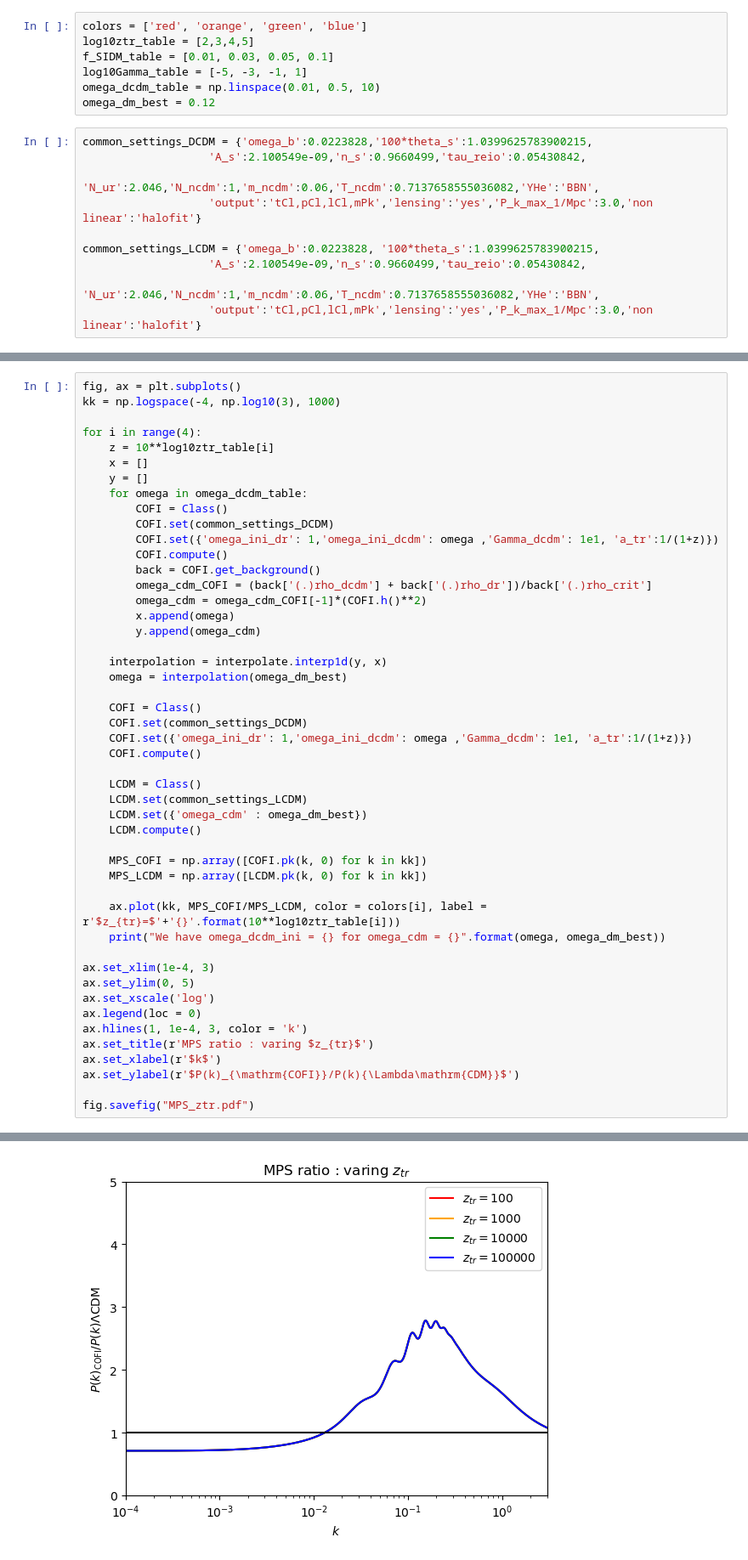
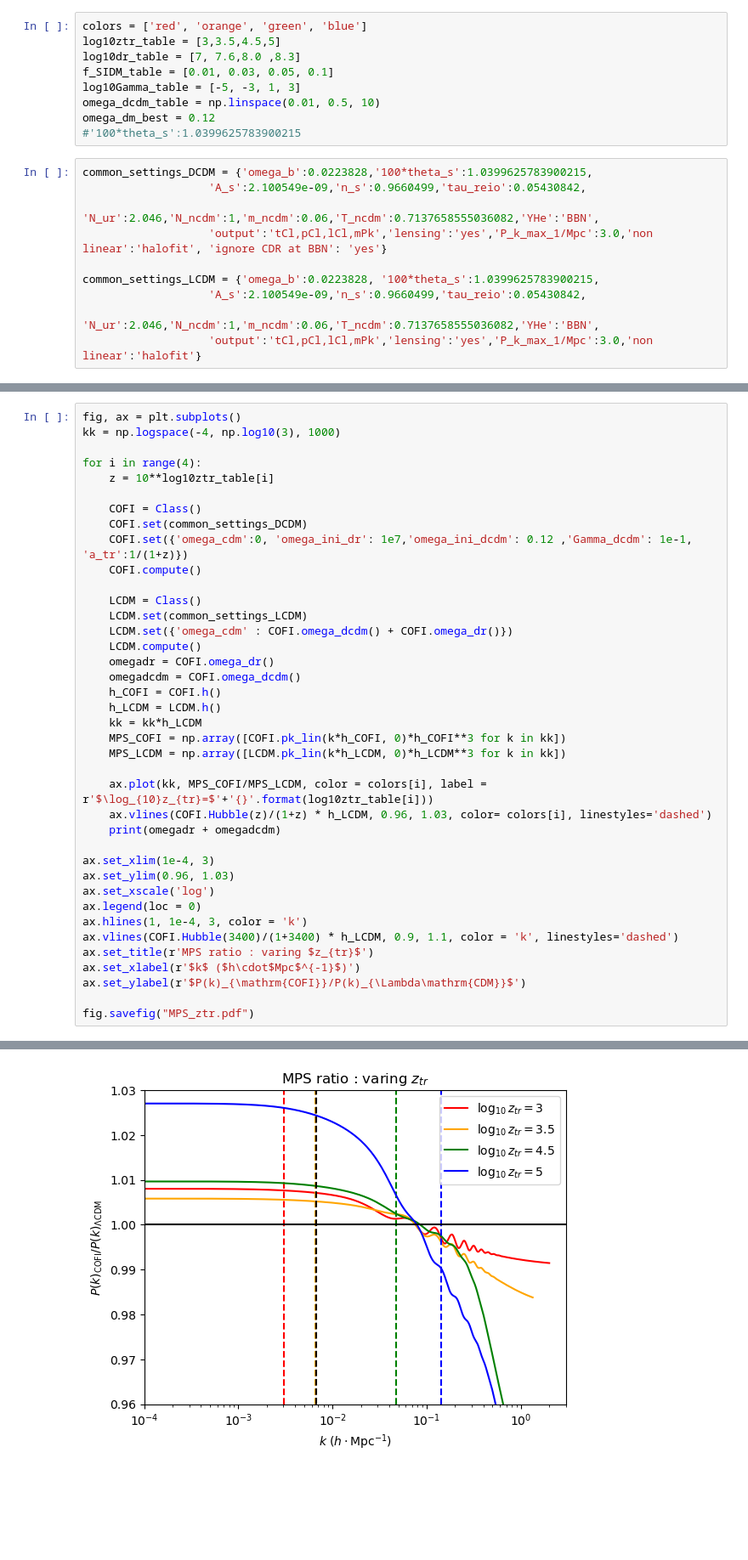
Before and after one commit to KoniOKoni/COFI, a Jupyter notebook: classexample/MPS.ipynb, the cells around one changed output, grey strips where cells are left out. Shown at 85% size. Cells and saved outputs as stored; diff of their text form; blank space fills up the shorter version.

```diff
--- a/classexample/MPS.ipynb
+++ b/classexample/MPS.ipynb
@@ -6,15 +5,17 @@ from scipy import interpolate
 # %%
 colors = ['red', 'orange', 'green', 'blue']
-log10ztr_table = [2,3,4,5]
+log10ztr_table = [3,3.5,4.5,5]
+log10dr_table = [7, 7.6,8.0 ,8.3]
 f_SIDM_table = [0.01, 0.03, 0.05, 0.1]
-log10Gamma_table = [-5, -3, -1, 1]
+log10Gamma_table = [-5, -3, 1, 3]
 omega_dcdm_table = np.linspace(0.01, 0.5, 10)
 omega_dm_best = 0.12
+#'100*theta_s':1.0399625783900215
 # %%
 common_settings_DCDM = {'omega_b':0.0223828,'100*theta_s':1.0399625783900215,
                    'A_s':2.100549e-09,'n_s':0.9660499,'tau_reio':0.05430842,
                    'N_ur':2.046,'N_ncdm':1,'m_ncdm':0.06,'T_ncdm':0.7137658555036082,'YHe':'BBN',
-                   'output':'tCl,pCl,lCl,mPk','lensing':'yes','P_k_max_1/Mpc':3.0,'non linear':'halofit'}
+                   'output':'tCl,pCl,lCl,mPk','lensing':'yes','P_k_max_1/Mpc':3.0,'non linear':'halofit', 'ignore CDR at BBN': 'yes'}
 
 common_settings_LCDM = {'omega_b':0.0223828, '100*theta_s':1.0399625783900215,
                    'A_s':2.100549e-09,'n_s':0.9660499,'tau_reio':0.05430842,
@@ -80,46 +89,37 @@ kk = np.logspace(-4, np.log10(3), 1000)
 
 for i in range(4):
     z = 10**log10ztr_table[i]
-    x = []
-    y = []
-    for omega in omega_dcdm_table:
-        COFI = Class()
-        COFI.set(common_settings_DCDM)
-        COFI.set({'omega_ini_dr': 1,'omega_ini_dcdm': omega ,'Gamma_dcdm': 1e1, 'a_tr':1/(1+z)})
-        COFI.compute()
-        back = COFI.get_background()
-        omega_cdm_COFI = (back['(.)rho_dcdm'] + back['(.)rho_dr'])/back['(.)rho_crit']
-        omega_cdm = omega_cdm_COFI[-1]*(COFI.h()**2)
-        x.append(omega)
-        y.append(omega_cdm)
-
-    interpolation = interpolate.interp1d(y, x)
-    omega = interpolation(omega_dm_best)
 
     COFI = Class()
     COFI.set(common_settings_DCDM)
-    COFI.set({'omega_ini_dr': 1,'omega_ini_dcdm': omega ,'Gamma_dcdm': 1e1, 'a_tr':1/(1+z)})
+    COFI.set({'omega_cdm':0, 'omega_ini_dr': 1e7,'omega_ini_dcdm': 0.12 ,'Gamma_dcdm': 1e-1, 'a_tr':1/(1+z)})
     COFI.compute()
 
     LCDM = Class()
     LCDM.set(common_settings_LCDM)
-    LCDM.set({'omega_cdm' : omega_dm_best})
+    LCDM.set({'omega_cdm' : COFI.omega_dcdm() + COFI.omega_dr()})
     LCDM.compute()
+    omegadr = COFI.omega_dr()
+    omegadcdm = COFI.omega_dcdm()
+    h_COFI = COFI.h()
+    h_LCDM = LCDM.h()
+    kk = kk*h_LCDM
+    MPS_COFI = np.array([COFI.pk_lin(k*h_COFI, 0)*h_COFI**3 for k in kk])
+    MPS_LCDM = np.array([LCDM.pk_lin(k*h_LCDM, 0)*h_LCDM**3 for k in kk])
 
-    MPS_COFI = np.array([COFI.pk(k, 0) for k in kk])
-    MPS_LCDM = np.array([LCDM.pk(k, 0) for k in kk])
-
-    ax.plot(kk, MPS_COFI/MPS_LCDM, color = colors[i], label = r'$z_{tr}=$'+'{}'.format(10**log10ztr_table[i]))
-    print("We have omega_dcdm_ini = {} for omega_cdm = {}".format(omega, omega_dm_best))
+    ax.plot(kk, MPS_COFI/MPS_LCDM, color = colors[i], label = r'$\log_{10}z_{tr}=$'+'{}'.format(log10ztr_table[i]))
+    ax.vlines(COFI.Hubble(z)/(1+z) * h_LCDM, 0.96, 1.03, color= colors[i], linestyles='dashed')
+    print(omegadr + omegadcdm)
 
 ax.set_xlim(1e-4, 3)
-ax.set_ylim(0, 5)
+ax.set_ylim(0.96, 1.03)
 ax.set_xscale('log')
 ax.legend(loc = 0)
 ax.hlines(1, 1e-4, 3, color = 'k')
+ax.vlines(COFI.Hubble(3400)/(1+3400) * h_LCDM, 0.9, 1.1, color = 'k', linestyles='dashed')
 ax.set_title(r'MPS ratio : varing $z_{tr}$')
-ax.set_xlabel(r'$k$')
-ax.set_ylabel(r'$P(k)_{\mathrm{COFI}}/P(k){\Lambda\mathrm{CDM}}$')
+ax.set_xlabel(r'$k$ ($h\cdot$Mpc$^{-1}$)')
+ax.set_ylabel(r'$P(k)_{\mathrm{COFI}}/P(k)_{\Lambda\mathrm{CDM}}$')
 
 fig.savefig("MPS_ztr.pdf")
 # %% [output]
@@ -130,4 +130,4 @@ We have omega_dcdm_ini = 0.11999998709929229 for omega_cdm = 0.12
-[figure, old version]
+[figure, new version]
 # %%
 fig, ax = plt.subplots()
 kk = np.logspace(-4, np.log10(3), 1000)
```
Also changed, not shown: parts of 12 cells of this notebook, 5 other files.
